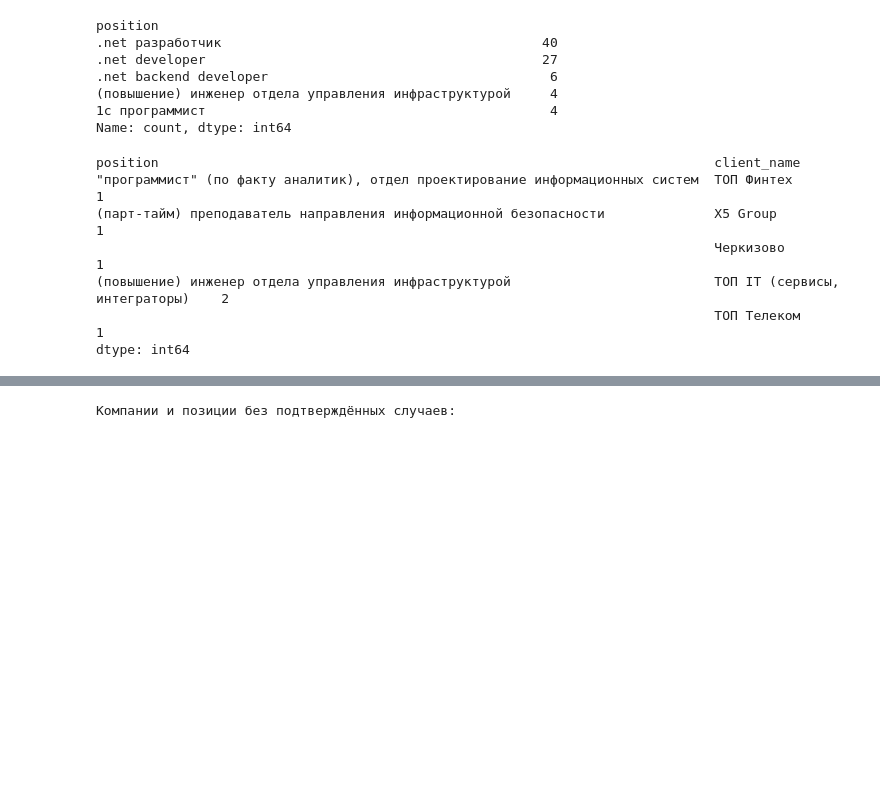
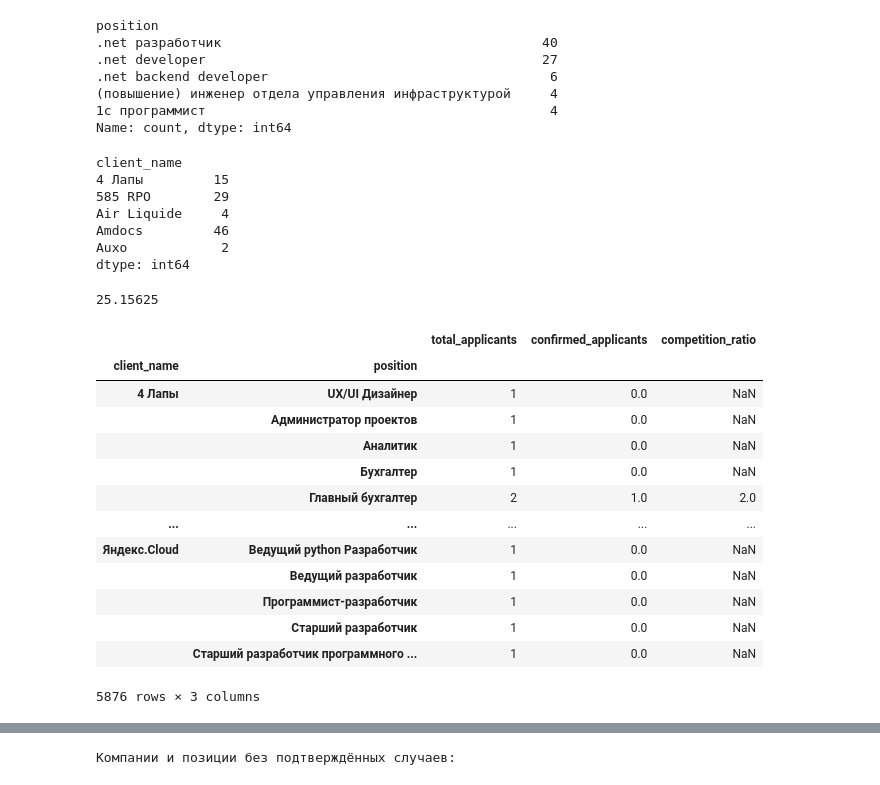
Before and after one commit to Halva773/FIC_hackaton, a Jupyter notebook: notebooks/Analisis.ipynb, the cells around one changed output, grey strips where cells are left out. Cells and saved outputs as stored; diff of their text form; code cells hidden in the pictures; blank space fills up the shorter version.

```diff
--- a/notebooks/Analisis.ipynb
+++ b/notebooks/Analisis.ipynb
@@ -61,12 +62,44 @@ position
 1с программист                                            4
 Name: count, dtype: int64
 # %%
-print(data.groupby(['position', 'client_name']).size().head())
+popularity = data.groupby('client_name').size() # Популярность компании
+popularity.head()
 # %% [output]
-position                                                                       client_name
-"программист" (по факту аналитик), отдел проектирование информационных систем  ТОП Финтех                       1
-(парт-тайм) преподаватель направления информационной безопасности              X5 Group                         1
-                                                                               Черкизово                        1
-(повышение) инженер отдела управления инфраструктурой                          ТОП IT (сервисы, интеграторы)    2
-                                                                               ТОП Телеком                      1
+client_name
+4 Лапы         15
+585 RPO        29
+Air Liquide     4
+Amdocs         46
+Auxo            2
 dtype: int64
+# %%
+staff_turnover = data[data.grade_proof == 'подтверждён'].groupby('client_name').size() # Текучка кадров
+staff_turnover.mean()
+# %% [output]
+25.15625
+# %%
+competition = data.groupby(['client_name', 'position']).size()
+confirmed_count = data[data['grade_proof'] == 'подтверждён'].groupby(['client_name', 'position']).size()
+competition_df = competition.to_frame(name='total_applicants').join(
+    confirmed_count.to_frame(name='confirmed_applicants'), how='left'
+)
+competition_df['confirmed_applicants'] = competition_df['confirmed_applicants'].fillna(0)  # Заполнить NaN нулями
+competition_df['competition_ratio'] = competition_df['total_applicants'] / competition_df['confirmed_applicants']
+competition_df['competition_ratio'].replace(np.inf, np.nan, inplace=True)  # Убрать бесконечности (если нет подтверждённых)
+
+competition_df[competition_df.competition_ratio != np.nan]
+# %% [output]
+|  |  | total_applicants | confirmed_applicants | competition_ratio |
+| client_name | position |  |  |  |
+| 4 Лапы | UX/UI Дизайнер | 1 | 0.0 | NaN |
+|  | Администратор проектов | 1 | 0.0 | NaN |
+|  | Аналитик | 1 | 0.0 | NaN |
+|  | Бухгалтер | 1 | 0.0 | NaN |
+|  | Главный бухгалтер | 2 | 1.0 | 2.0 |
+| ... | ... | ... | ... | ... |
+| Яндекс.Cloud | Ведущий python Разработчик | 1 | 0.0 | NaN |
+|  | Ведущий разработчик | 1 | 0.0 | NaN |
+|  | Программист-разработчик | 1 | 0.0 | NaN |
+|  | Старший разработчик | 1 | 0.0 | NaN |
+|  | Старший разработчик программного ... | 1 | 0.0 | NaN |
+5876 rows × 3 columns
```
Also changed, not shown: parts of 7 cells of this notebook, 1 other file.
